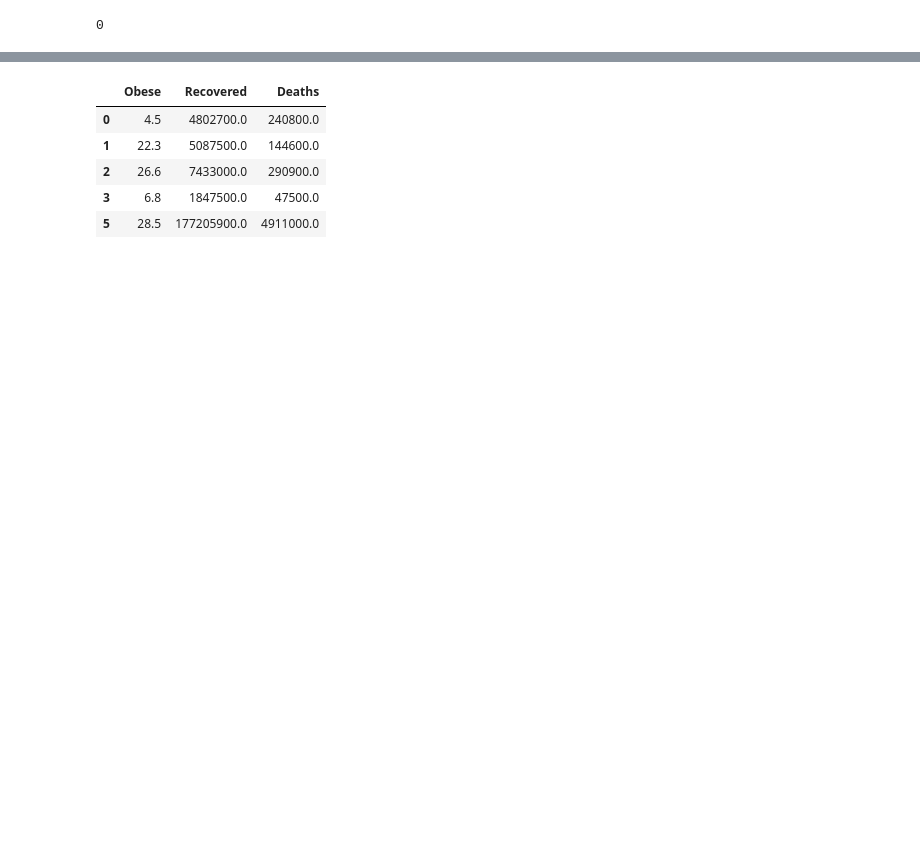
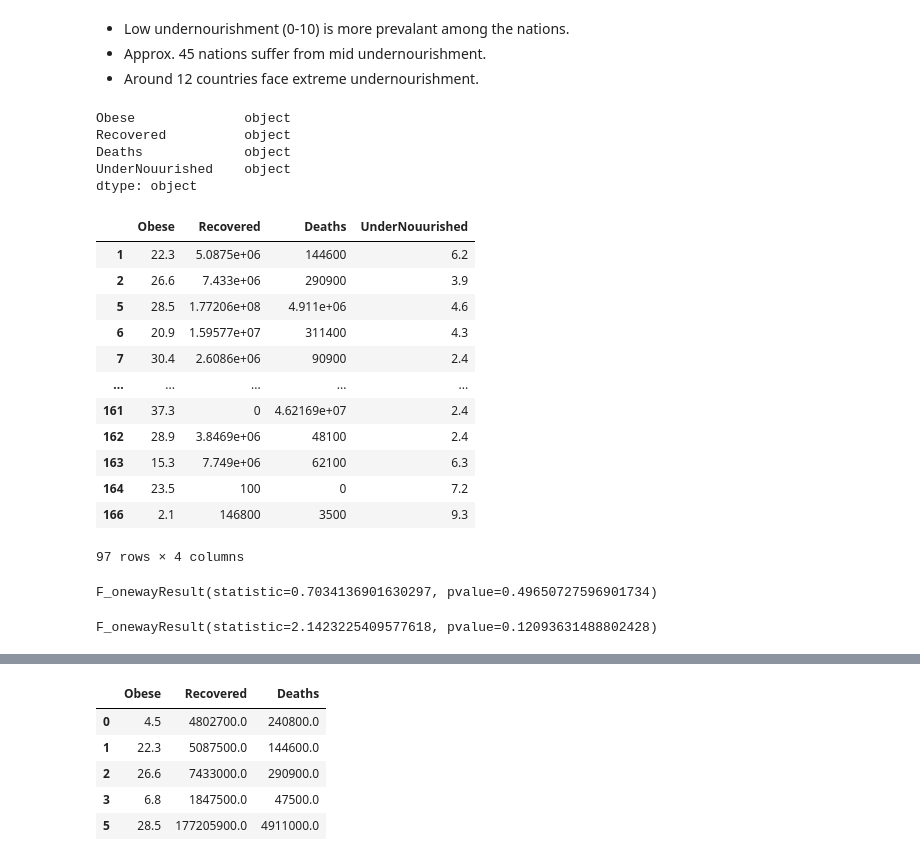
Before and after one commit to nj9099/covid-diet, a Jupyter notebook: aitteam.ipynb, the cells around one changed output, grey strips where cells are left out. Cells and saved outputs as stored; diff of their text form; code cells hidden in the pictures; blank space fills up the shorter version.

```diff
--- a/aitteam.ipynb
+++ b/aitteam.ipynb
@@ -16,9 +39,54 @@ obese = df['Obesity']
+# %% [markdown]
+*   Low undernourishment (0-10) is more prevalant among the nations.
+*   Approx. 45 nations suffer from mid undernourishment.
+*   Around 12 countries face extreme undernourishment.
+# %%
+odf['Obese'] = odf['Obese'].astype('object')
+odf['Recovered'] = odf['Recovered'].astype('object')
+odf['Deaths'] = odf['Deaths'].astype('object')
+odf['UnderNouurished'] = odf['UnderNouurished'].astype('object')
+# %%
+odf.dtypes
+# %% [output]
+Obese              object
+Recovered          object
+Deaths             object
+UnderNouurished    object
+dtype: object
+# %%
+low_nourish = odf[odf['UnderNouurished']<10]
+mid_nourish = odf[(odf['UnderNouurished']>=10) & (odf['UnderNouurished']<30)]
+high_nourish = odf[odf['UnderNouurished']>=30]
+# %%
+low_nourish
+# %% [output]
+|  | Obese | Recovered | Deaths | UnderNouurished |
+| 1 | 22.3 | 5.0875e+06 | 144600 | 6.2 |
+| 2 | 26.6 | 7.433e+06 | 290900 | 3.9 |
+| 5 | 28.5 | 1.77206e+08 | 4.911e+06 | 4.6 |
+| 6 | 20.9 | 1.59577e+07 | 311400 | 4.3 |
+| 7 | 30.4 | 2.6086e+06 | 90900 | 2.4 |
+| ... | ... | ... | ... | ... |
+| 161 | 37.3 | 0 | 4.62169e+07 | 2.4 |
+| 162 | 28.9 | 3.8469e+06 | 48100 | 2.4 |
+| 163 | 15.3 | 7.749e+06 | 62100 | 6.3 |
+| 164 | 23.5 | 100 | 0 | 7.2 |
+| 166 | 2.1 | 146800 | 3500 | 9.3 |
+97 rows × 4 columns
+# %%
+st.f_oneway(low_nourish['Recovered'],
+            mid_nourish['Recovered'],
+            high_nourish['Recovered'])
+# %% [output]
+F_onewayResult(statistic=0.7034136901630297, pvalue=0.49650727596901734)
+# %%
+st.f_oneway(low_nourish['Deaths'],
+            mid_nourish['Deaths'],
+            high_nourish['Deaths'])
+# %% [output]
+F_onewayResult(statistic=2.1423225409577618, pvalue=0.12093631488802428)
 # %%
 obese = obese.dropna()
-# %%
-obese.isna().sum()
-# %% [output]
-0
 # %%
 recovered =(df['Recovered']*df['Population'])
 # %%
```
Also changed, not shown: parts of 10 cells of this notebook.
